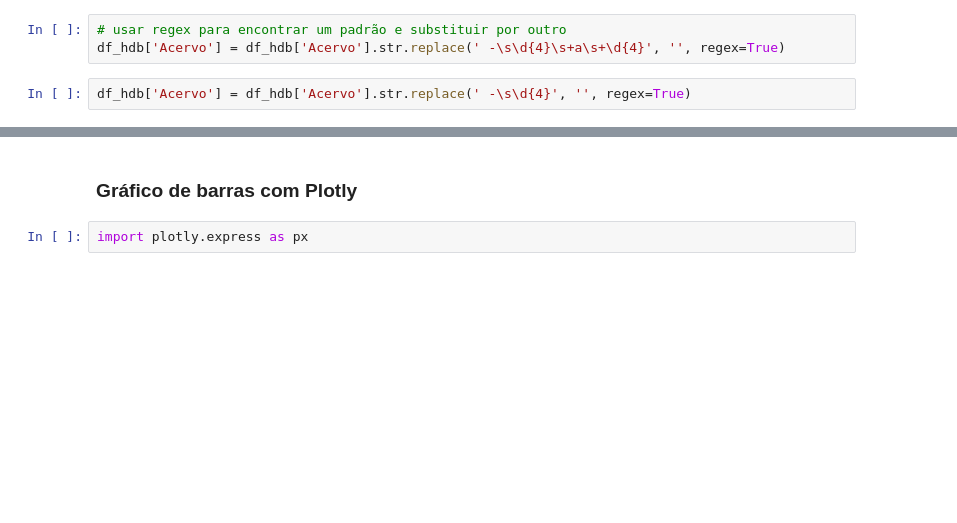
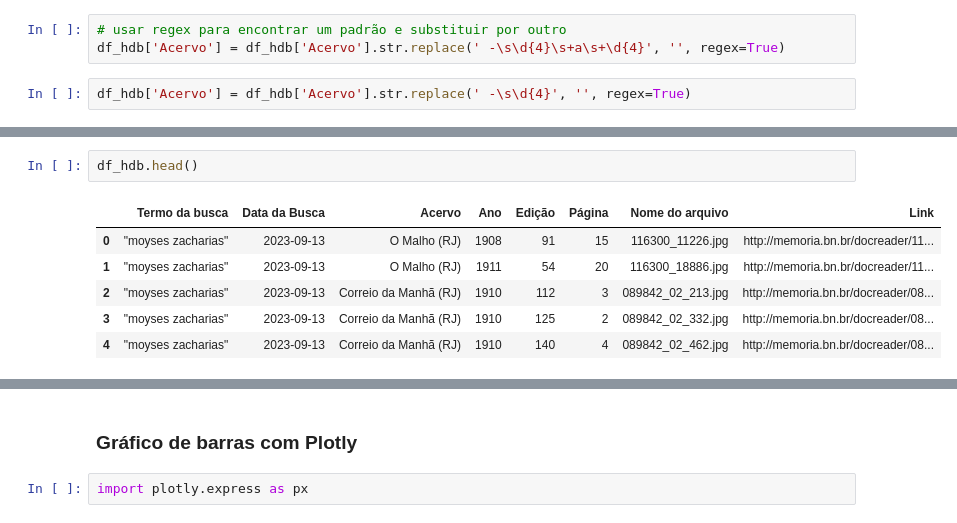
Before and after one commit to ericbrasiln/python-puc, a Jupyter notebook: dia3.ipynb, the cells around one changed output, grey strips where cells are left out. Saved outputs shown, nothing was run; the diff lists cells and outputs as text; blank space fills up the shorter version.

```diff
--- a/dia3.ipynb
+++ b/dia3.ipynb
@@ -425,3 +796,12 @@ df_hdb['Acervo']
+# %%
+df_hdb.head()
+# %% [output]
+|  | Termo da busca | Data da Busca | Acervo | Ano | Edição | Página | Nome do arquivo | Link |
+| 0 | "moyses zacharias" | 2023-09-13 | O Malho (RJ) | 1908 | 91 | 15 | 116300_11226.jpg | http://memoria.bn.br/docreader/11... |
+| 1 | "moyses zacharias" | 2023-09-13 | O Malho (RJ) | 1911 | 54 | 20 | 116300_18886.jpg | http://memoria.bn.br/docreader/11... |
+| 2 | "moyses zacharias" | 2023-09-13 | Correio da Manhã (RJ) | 1910 | 112 | 3 | 089842_02_213.jpg | http://memoria.bn.br/docreader/08... |
+| 3 | "moyses zacharias" | 2023-09-13 | Correio da Manhã (RJ) | 1910 | 125 | 2 | 089842_02_332.jpg | http://memoria.bn.br/docreader/08... |
+| 4 | "moyses zacharias" | 2023-09-13 | Correio da Manhã (RJ) | 1910 | 140 | 4 | 089842_02_462.jpg | http://memoria.bn.br/docreader/08... |
 # %%
 df_hdb_acervo = df_hdb.groupby('Acervo').size().sort_values(ascending=False)
 df_hdb_acervo
```
Also changed, not shown: parts of 68 cells of this notebook, 8 other files.
